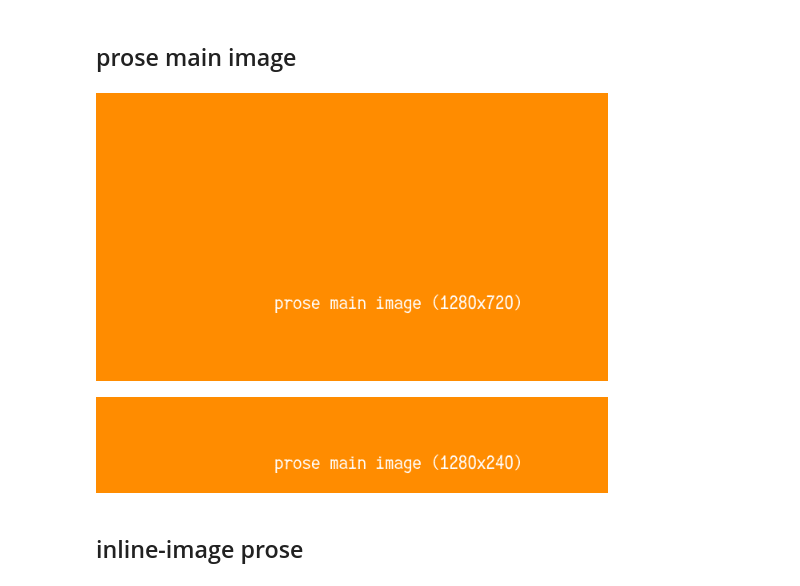
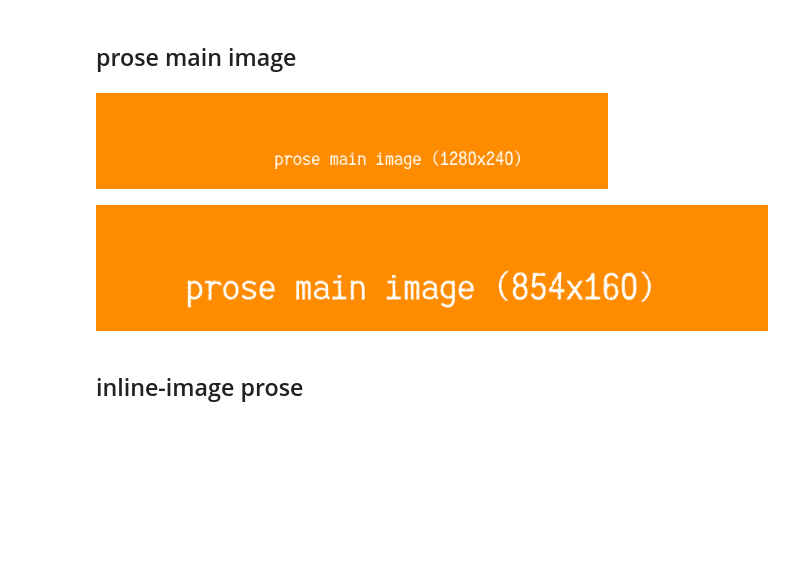
Before and after one commit to BryanWilhite/jupyter-central, a Jupyter notebook: wand-responsive-images/generating-responsive-images.ipynb, the cells around one changed output. Cells and saved outputs as stored; diff of their text form; code cells hidden in the pictures; blank space fills up the shorter version.

```diff
--- a/wand-responsive-images/generating-responsive-images.ipynb
+++ b/wand-responsive-images/generating-responsive-images.ipynb
@@ -101,16 +101,16 @@ render_image_and_save(w=w, h=h, output_path=f'./{root}/{w}x{h}.png', font_size=1
 [figure]
 # %% [markdown]
 ## prose main image
-# %%
-w, h, = 1280, 720; root, label = 'prose-main-image', f'prose main image ({w}x{h})'
-render_image_and_save(w=w, h=h, output_path=f'./{root}/{w}x{h}.png', font_size=48, label=label)
-# %% [output]
-[figure, removed]
 # %%
 w, h, = 1280, 240; root, label = 'prose-main-image', f'prose main image ({w}x{h})'
 render_image_and_save(w=w, h=h, output_path=f'./{root}/{w}x{h}.png', font_size=48, label=label)
 # %% [output]
 [figure]
+# %%
+w, h, = 854, 160; root, label = 'prose-main-image', f'prose main image ({w}x{h})'
+render_image_and_save(w=w, h=h, output_path=f'./{root}/{w}x{h}.png', font_size=48, label=label)
+# %% [output]
+[figure, added]
 # %% [markdown]
 ## inline-image prose
 # %%
```
Also changed, not shown: parts of 2 cells of this notebook, 3 other files.
